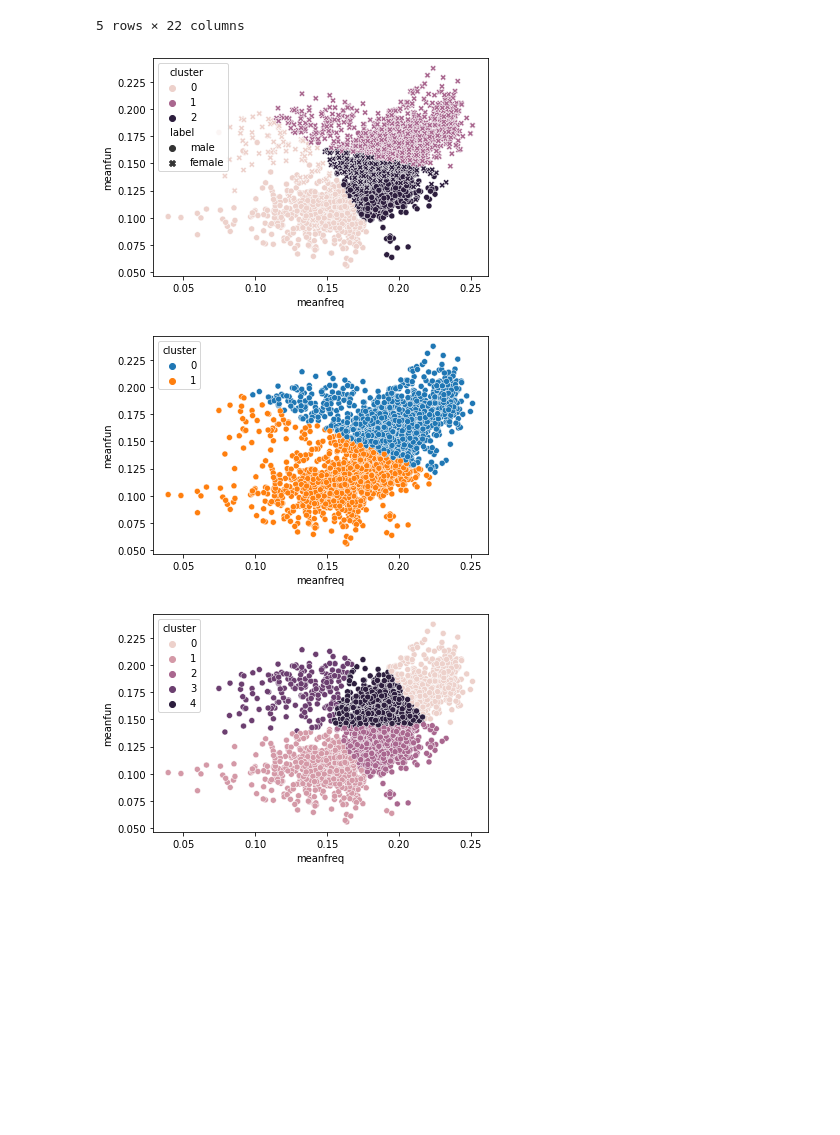
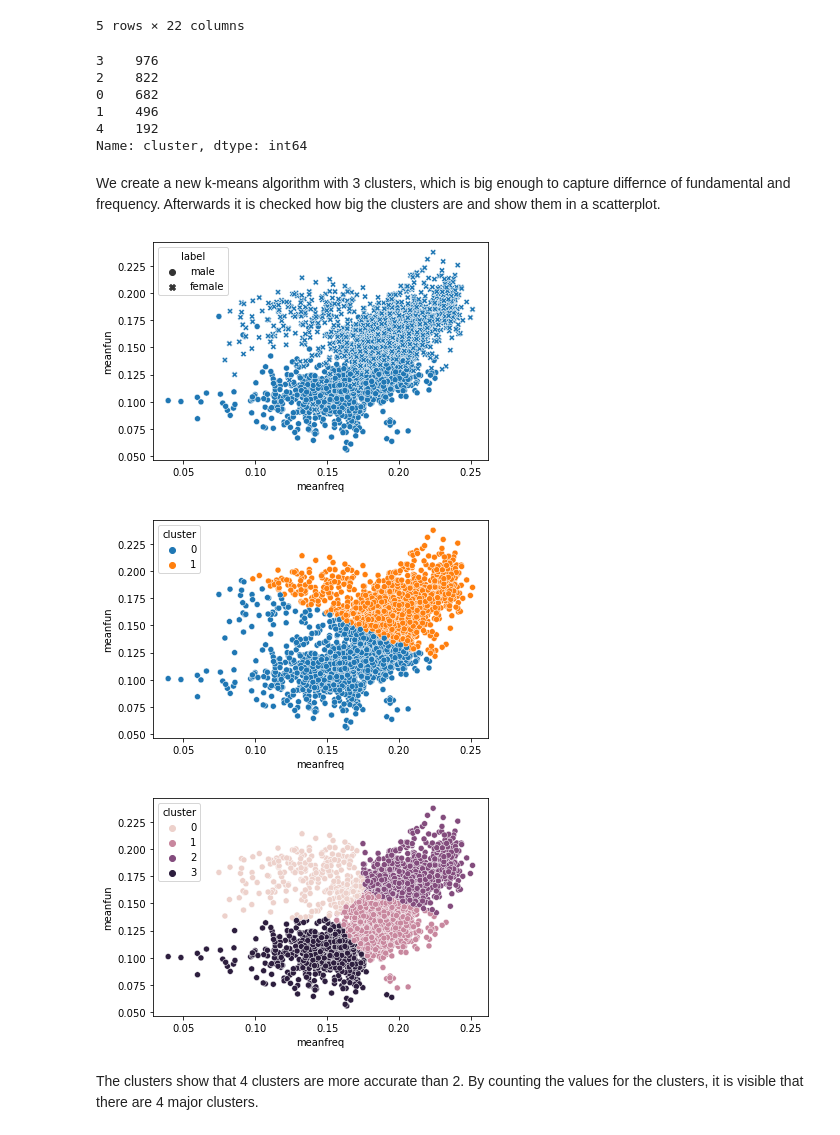
Before and after one commit to MarieGoldschmidt/week3-, a Jupyter notebook: HomeworkMachinelearning.ipynb, the cells around one changed output. Saved outputs shown, nothing was run; the diff lists cells and outputs as text; code cells hidden in the pictures; blank space fills up the shorter version.

```diff
--- a/HomeworkMachinelearning.ipynb
+++ b/HomeworkMachinelearning.ipynb
@@ -122,7 +122,7 @@ plt.show()
 # %% [markdown]
 We can see that female recordings are rather at a higher mean frequence than men, also the average of fundamental frequency measured across acoustic signal is higher for female respondents.
 # %%
-km = KMeans(n_clusters=3) #create a new k-means model with 3 clusters
+km = KMeans(n_clusters=5) #create a new k-means model with 3 clusters
 X = df[['meanfreq','meanfun']] #get the X variables from the dataframe
 km = km.fit(X) #calculate the cluster centers
 df['cluster'] = km.predict(X) #predict the clusters of each observation and store in the dataframe
@@ -135,23 +135,36 @@ df.head()
 | 3 | 0.151228 | 0.072111 | 0.158011 | 0.096582 | 0.207955 | 0.111374 | 1.232831 | 4.177296 | 0.963322 | 0.727232 | ... | ... |
 | 4 | 0.135120 | 0.079146 | 0.124656 | 0.078720 | 0.206045 | 0.127325 | 1.101174 | 4.333713 | 0.971955 | 0.783568 | ... | ... |
 5 rows × 22 columns
+# %%
+df['cluster'].value_counts()
+# %% [output]
+3    976
+2    822
+0    682
+1    496
+4    192
+Name: cluster, dtype: int64
+# %% [markdown]
+We create a new k-means algorithm with 3 clusters, which is big enough to capture differnce of fundamental and frequency. Afterwards it is checked how big the clusters are and show them in a scatterplot.
 # %%
-sns.scatterplot(x='meanfreq', y='meanfun', style='label', hue='cluster', data=df1)
+sns.scatterplot(x='meanfreq', y='meanfun', style='label', data=df1)
 plt.xlabel('meanfreq')
 plt.ylabel('meanfun')
 plt.show()
 # %% [output]
-[figure, old version]
+[figure, new version]
 # %%
-size = [2,5]
+size = [2,4]
 for n in size:
     km = KMeans(n_clusters=n) #create a new k-means model with 3 clusters
     km = km.fit(X) #calculate the cluster centers
     df['cluster'] = km.predict(X) #predict the clusters of each observation and store in the dataframe
     sns.scatterplot(x='meanfreq', y='meanfun', hue='cluster', data=df)
     plt.xlabel('meanfreq')
     plt.ylabel('meanfun')
     plt.show()
 # %% [output]
-[figure, old version]
+[figure, new version]
-[figure, old version]
+[figure, new version]
+# %% [markdown]
+The clusters show that 4 clusters are more accurate than 2. By counting the values for the clusters, it is visible that there are 4 major clusters.
```
